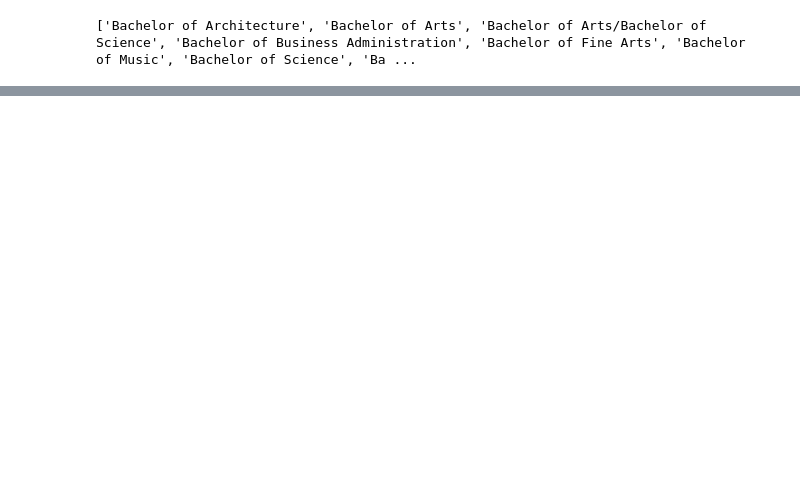
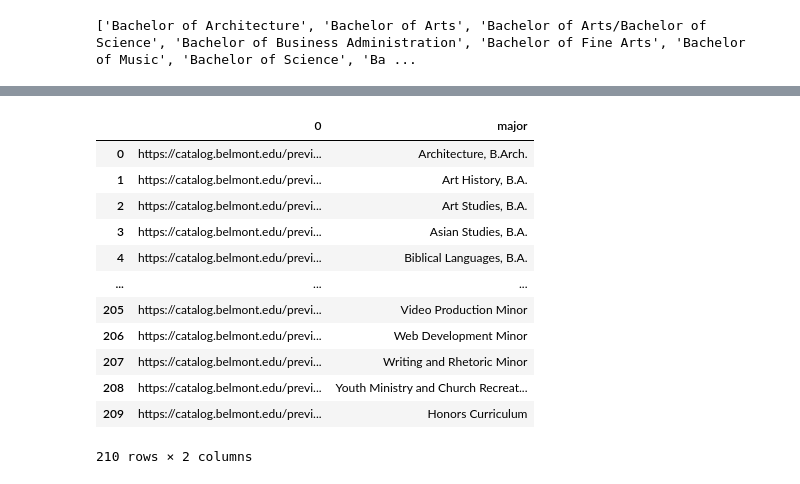
Before and after one commit to SamSitarek/advisory_tool, a Jupyter notebook: Notebooks/belmont_webscrape.ipynb, the cells around one changed output, grey strips where cells are left out. Drawn from its saved outputs; the diff is of its cells as text; code cells hidden in the pictures; blank space fills up the shorter version.

```diff
--- a/Notebooks/belmont_webscrape.ipynb
+++ b/Notebooks/belmont_webscrape.ipynb
@@ -546,0 +313,6 @@ print(soup_courses_1)
+# %%
+program=[]
+
+for each in front:
+    print(each.split('"'))
+    program.append(each.split('"')[1])
@@ -546,0 +357,8 @@ print(soup_courses_1)
+# %%
+program_link=[]
+
+for i in range(0,210):
+    p=program[i]
+    print(str('https://catalog.belmont.edu/')+p)
+    program_link.append(str('https://catalog.belmont.edu/')+p)
+    print(len(program_link))
@@ -546,0 +403,6 @@ print(soup_courses_1)
+# %%
+major=[]
+
+for each in back:
+    print(each.split('<'))
+    major.append(each.split('<')[0])
@@ -546,0 +469,3 @@ print(soup_courses_1)
+# %%
+belmont=pd.DataFrame(data=program_link)
+belmont
@@ -546,0 +486,17 @@ print(soup_courses_1)
+# %%
+belmont['major']=major
+belmont
+# %% [output]
+|  | 0 | major |
+| 0 | https://catalog.belmont.edu/previ... | Architecture, B.Arch. |
+| 1 | https://catalog.belmont.edu/previ... | Art History, B.A. |
+| 2 | https://catalog.belmont.edu/previ... | Art Studies, B.A. |
+| 3 | https://catalog.belmont.edu/previ... | Asian Studies, B.A. |
+| 4 | https://catalog.belmont.edu/previ... | Biblical Languages, B.A. |
+| ... | ... | ... |
+| 205 | https://catalog.belmont.edu/previ... | Video Production Minor |
+| 206 | https://catalog.belmont.edu/previ... | Web Development Minor |
+| 207 | https://catalog.belmont.edu/previ... | Writing and Rhetoric Minor |
+| 208 | https://catalog.belmont.edu/previ... | Youth Ministry and Church Recreat... |
+| 209 | https://catalog.belmont.edu/previ... | Honors Curriculum |
+210 rows × 2 columns
```
Also changed, not shown: parts of 58 cells of this notebook, 3 other files.
